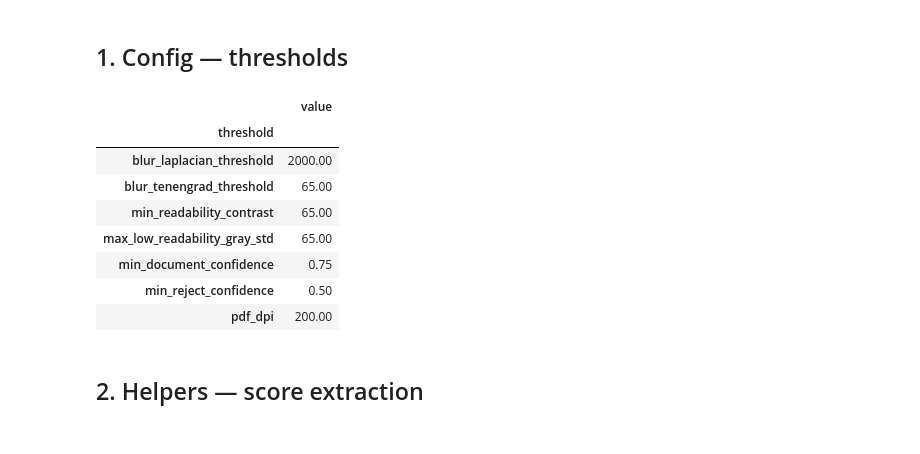
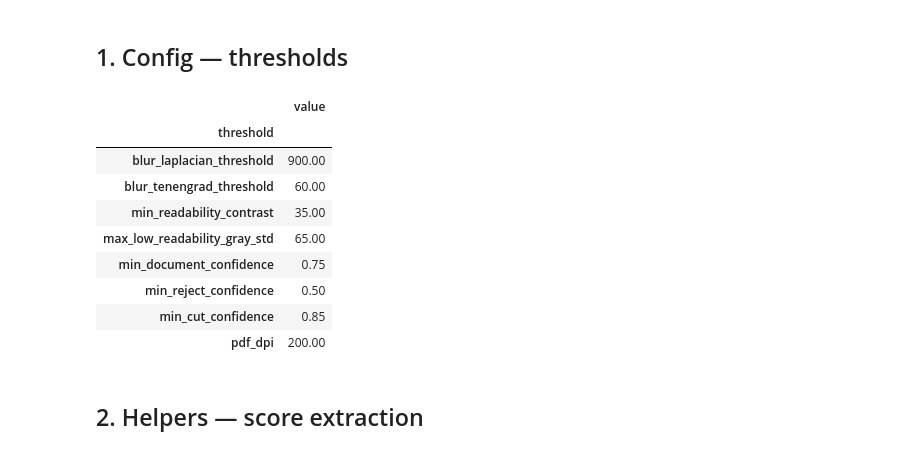
Before and after one commit to arvind-s/AEZ_Explorer_AWD, a Jupyter notebook: Documents/ML_pipeline/Document_validation/opencv_eval.ipynb, the cells around one changed output. Saved outputs shown, nothing was run; the diff lists cells and outputs as text; code cells hidden in the pictures.

```diff
--- a/Documents/ML_pipeline/Document_validation/opencv_eval.ipynb
+++ b/Documents/ML_pipeline/Document_validation/opencv_eval.ipynb
@@ -22,48 +22,50 @@ import cv2
 from IPython.display import display
 from sklearn.metrics import classification_report, confusion_matrix, f1_score
 
 from document_validation import ValidationConfig, validate_document_file_ensemble
 from document_validation.validator import validate_document_image, _load_image, _render_pdf_pages
 from document_validation.ground_truth import FOLDER_TO_LABEL
 
-# ── Thresholds — edit here and re-run any section ────────────────────────────
+# ── Thresholds — calibrated 2026-06-18 from manual review of 19 discrepant files ──
 CONFIG = ValidationConfig(
-    blur_laplacian_threshold   = 2000.0,
-    blur_tenengrad_threshold   = 65.0,
-    min_readability_contrast   = 65.0,
+    blur_laplacian_threshold     = 900.0,   # was 2000 — lowered to fix GUJRAT clear-doc FPs
+    blur_tenengrad_threshold     = 60.0,    # was 65
+    min_readability_contrast     = 35.0,    # was 65 — fixes AP consent-form not_clear FPs
     max_low_readability_gray_std = 65.0,
-    min_document_confidence    = 0.75,
-    min_reject_confidence      = 0.50,
-    pdf_dpi                    = 200,
+    min_document_confidence      = 0.75,
+    min_reject_confidence        = 0.50,
+    min_cut_confidence           = 0.85,    # new param — was hardcoded 0.50 in _detect_cut
+    pdf_dpi                      = 200,
 )
 
-# Show thresholds as a table
 threshold_fields = [
     'blur_laplacian_threshold', 'blur_tenengrad_threshold',
     'min_readability_contrast', 'max_low_readability_gray_std',
-    'min_document_confidence', 'min_reject_confidence', 'pdf_dpi'
+    'min_document_confidence', 'min_reject_confidence',
+    'min_cut_confidence', 'pdf_dpi',
 ]
 cfg_dict = dataclasses.asdict(CONFIG)
 display(pd.DataFrame(
     [(k, cfg_dict[k]) for k in threshold_fields],
     columns=['threshold', 'value']
 ).set_index('threshold'))
 
 PROJECT_ROOT = Path.cwd()
 OUT_DIR = PROJECT_ROOT / 'eval_results'
 OUT_DIR.mkdir(exist_ok=True)
 EXTENSIONS = {'.jpg', '.jpeg', '.png', '.webp', '.bmp', '.pdf'}
 LABELS = ['accepted', 'blur', 'cut', 'not_document']
 TIE_BREAK = ('not_document', 'blur', 'not_clear', 'cut', 'accepted')
 # %% [output]
 |  | value |
 | threshold |  |
-| blur_laplacian_threshold | 2000.00 |
-| blur_tenengrad_threshold | 65.00 |
-| min_readability_contrast | 65.00 |
+| blur_laplacian_threshold | 900.00 |
+| blur_tenengrad_threshold | 60.00 |
+| min_readability_contrast | 35.00 |
 | max_low_readability_gray_std | 65.00 |
 | min_document_confidence | 0.75 |
 | min_reject_confidence | 0.50 |
+| min_cut_confidence | 0.85 |
 | pdf_dpi | 200.00 |
 # %% [markdown]
 ## 2. Helpers — score extraction
```
Also changed, not shown: parts of 18 cells of this notebook, 2 other files.
